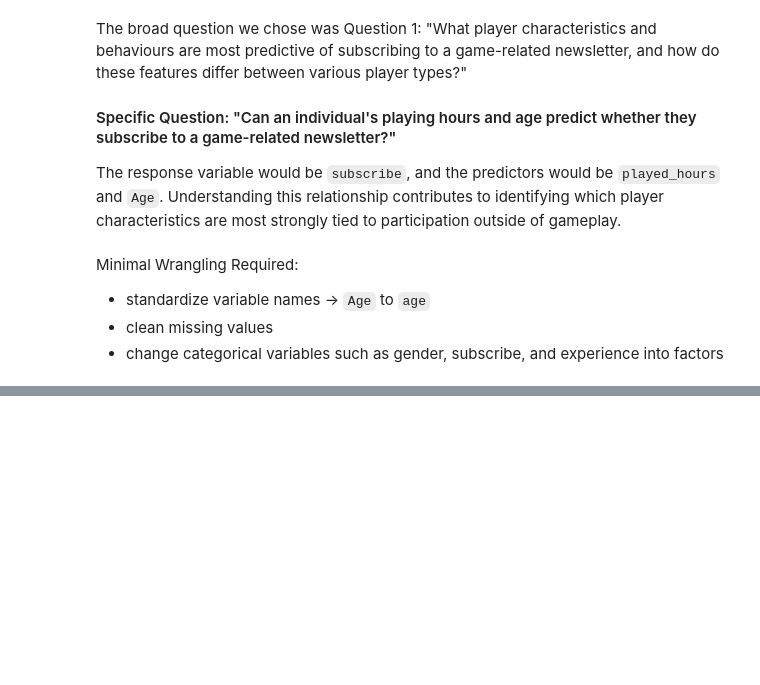
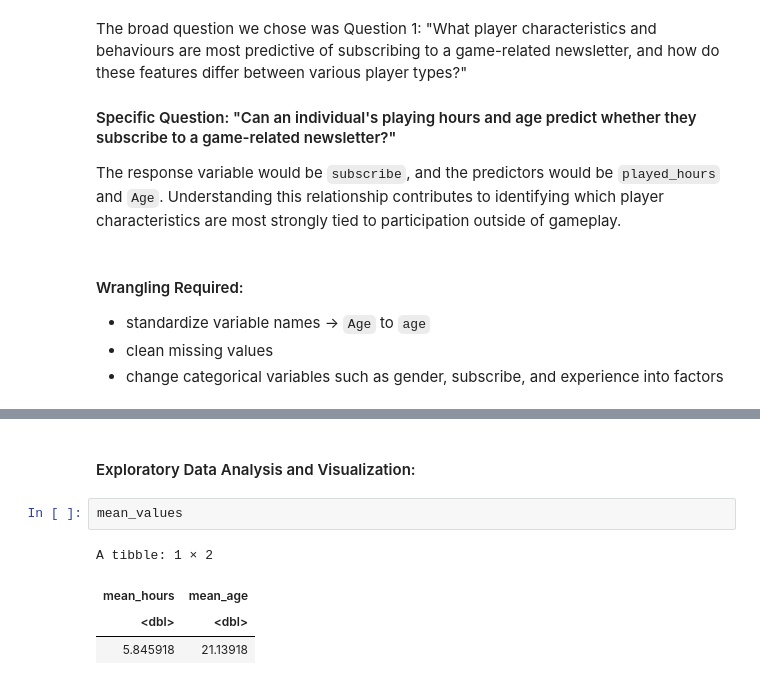
Before and after one commit to kristyluna2006/DSCI-Group-Project-, a Jupyter notebook: Group Project.ipynb, the cells around one changed output, grey strips where cells are left out. Cells and saved outputs as stored; diff of their text form; blank space fills up the shorter version.

```diff
--- a/Group Project.ipynb
+++ b/Group Project.ipynb
@@ -84,7 +77,7 @@ The broad question we chose was Question 1: "What player characteristics and beh
 
 The response variable would be `subscribe`, and the predictors would be `played_hours` and `Age`. Understanding this relationship contributes to identifying which player characteristics are most strongly tied to participation outside of gameplay.
 # %% [markdown]
-Minimal Wrangling Required:
+#### Wrangling Required:
 - standardize variable names -> `Age` to `age`
 - clean missing values
 - change categorical variables such as gender, subscribe, and experience into factors
@@ -105,3 +98,12 @@ A tibble: 6 × 7
 | Amateur | TRUE | 23fe711e0e3b77f1da7aa221ab1192afe... | 0.7 | Flora | Female | 21 |
 | Regular | TRUE | 7dc01f10bf20671ecfccdac23812b1b41... | 0.1 | Kylie | Male | 21 |
 | Amateur | TRUE | f58aad5996a435f16b0284a3b267f973f... | 0.0 | Adrian | Female | 17 |
+# %% [markdown]
+#### Exploratory Data Analysis and Visualization:
+# %%
+mean_values
+# %% [output]
+A tibble: 1 × 2
+| mean_hours | mean_age |
+| <dbl> | <dbl> |
+| 5.845918 | 21.13918 |
```
Also changed, not shown: parts of 11 cells of this notebook.
